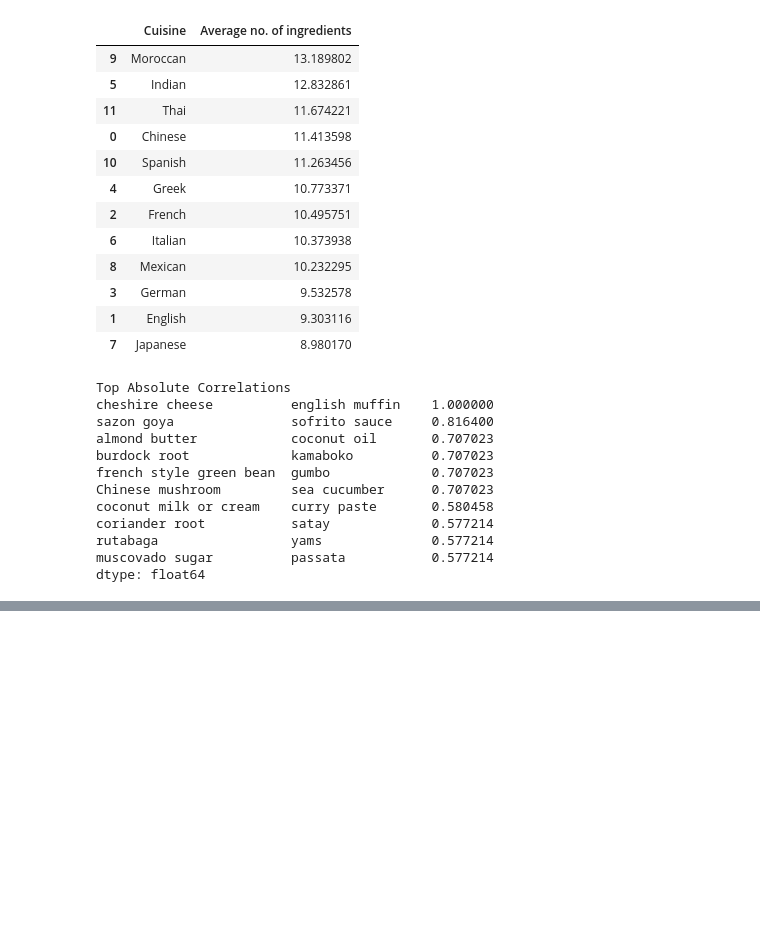
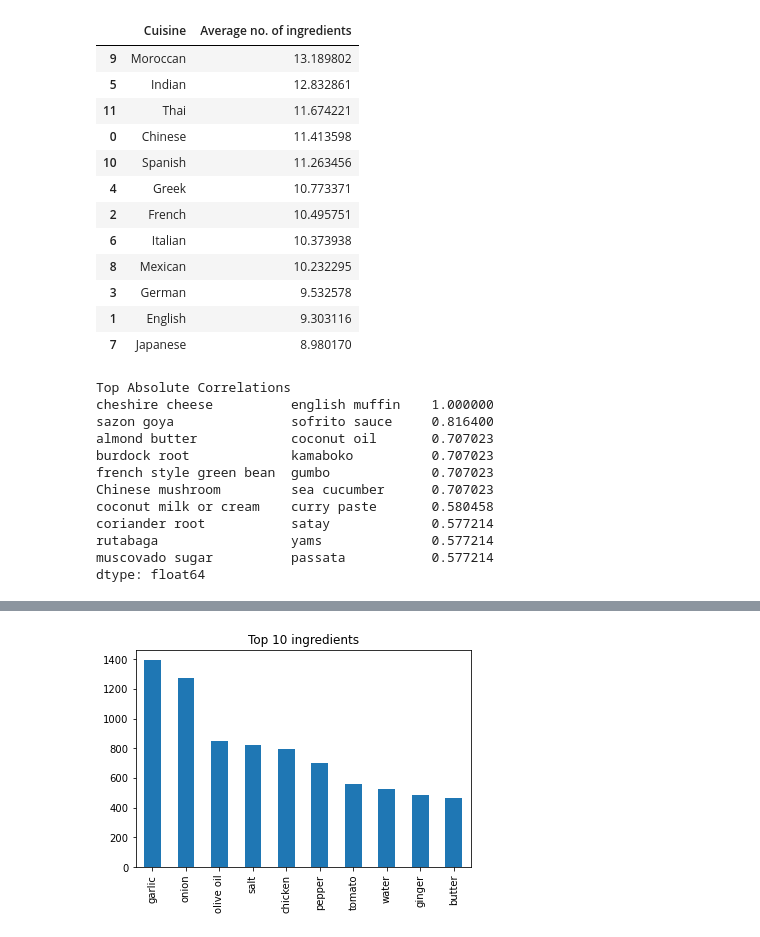
Before and after one commit to TedOiler/dme_gp, a Jupyter notebook: recipes/nathalie.ipynb, the cells around one changed output, grey strips where cells are left out. Drawn from its saved outputs; the diff is of its cells as text; code cells hidden in the pictures; blank space fills up the shorter version.

```diff
--- a/recipes/nathalie.ipynb
+++ b/recipes/nathalie.ipynb
@@ -7,6 +7,9 @@ import matplotlib.pyplot as plt
 import seaborn as sns
 from sklearn.model_selection import train_test_split
 from scipy.io import loadmat
+
+#--- for reproducability
+random_state = 0
 
 #--- load data
 ing_mat = loadmat('MATLAB/ingredients.mat')['ingredients']
@@ -22,8 +25,12 @@ for i in ing_mat[0]:
 #--- create data matrices
 dataset_X = pd.DataFrame(recipe_mat,columns=ing_headline) #predictors
 dataset_y = pd.DataFrame(labels_mat,columns=['label']) #labels
-X_train_full,X_test,y_train_full,y_test = train_test_split(dataset_X,dataset_y,test_size=0.2) #train test split
-X_train,X_val,y_train,y_val = train_test_split(X_train_full,y_train_full,test_size=0.25) #train val split
+X_train_full,X_test,y_train_full,y_test = train_test_split(dataset_X,dataset_y,
+                                                            test_size=0.2,
+                                                            random_state = random_state) #train test split
+X_train,X_val,y_train,y_val = train_test_split(X_train_full,y_train_full,
+                                                test_size=0.25,
+                                                random_state = random_state) #train val split
 X_train_len = len(X_train)
 
 #--- additionally have cuisines as list
@@ -219,0 +228,84 @@ The way we splitted the recipes gives us
+# %%
+#----- PLOTS -------
+
+#--- top 10 most used ingredients
+fig, ax = plt.subplots()
+# sum up occurences of each ingredient
+freq_ing = X_train.sum()
+# filter for the 10 most frequent
+most_freq_ing = freq_ing.nlargest(10)
+ax.set_title("Top 10 ingredients")
+most_freq_ing.plot.bar()
+
+#--- IMPORTANT, training set comes with original index
+#--- need to add new columns with indices from 0-2541
+#--- do this on a copy of y_train
+helper_y_train = y_train.copy(deep=True)
+helper_y_train.insert(1, "Position", np.arange(0, len(helper_y_train)), True)
+
+#--- top 3 ingredient per cuisine
+# could still change colors, like same color for same ingredients
+n_ing = 5
+
+fig, axes = plt.subplots(4,3, figsize=(15,12))
+n = 0
+for i in range(0,4,1):
+    for j in range(0,3,1):
+        # previously introduced copy of y_train was necessary for next line
+        idx = helper_y_train.Position[helper_y_train.label == n+1]
+        freq_ing_cuis = X_train.iloc[idx].sum()
+        most_freq_ing_cuis = freq_ing_cuis.nlargest(n_ing)
+        fig.tight_layout()
+        most_freq_ing_cuis.plot.bar(title = "Top {} ingredients for {} Cuisine".format(n_ing, cuisines[n]),
+                                    ax=axes[i,j])
+        n += 1
+
+#----- TABLES -------
+
+#--- number of ingredients that each cuisine makes use of (in total)
+used_ing = []
+for n in range(0, 12, 1):
+    idx = helper_y_train.Position[helper_y_train.label == n+1]
+    freq_ing_cuis = X_train.iloc[idx].sum()
+    used_idx = freq_ing_cuis.index[freq_ing_cuis != 0]
+    used_ing.append(len(used_idx))
+
+data_ing = pd.DataFrame(data = {"Cuisine": cuisines,
+                    "#Used ingredients": used_ing})
+
+display(data_ing.sort_values(by="#Used ingredients", ascending=False))
+
+#--- Average number of ingredients for each cuisine per recipe
+av_num_ing = []
+for i in range(0, 12, 1):
+    idx = helper_y_train.Position[helper_y_train.label == i+1]
+    # row-wise sum of ingredients
+    sum_ing = X_train.iloc[idx].sum(axis=1)
+    av_num_ing.append(sum_ing.mean())
+
+data_av_ing = pd.DataFrame(data = {"Cuisine": cuisines,
+                    "Average no. of ingredients": av_num_ing})
+
+display(data_av_ing.sort_values(by="Average no. of ingredients", ascending=False))
+
+
+#----- CORRELATIONS -------
+def get_redundant_pairs(df):
+    '''Get diagonal and lower triangular pairs of correlation matrix'''
+    pairs_to_drop = set()
+    cols = df.columns
+    for i in range(0, df.shape[1]):
+        for j in range(0, i+1):
+            pairs_to_drop.add((cols[i], cols[j]))
+    return pairs_to_drop
+
+
+def get_top_abs_correlations(df, n=10):
+    au_corr = df.corr().abs().unstack()
+    labels_to_drop = get_redundant_pairs(df)
+    au_corr = au_corr.drop(labels=labels_to_drop).sort_values(ascending=False)
+    return au_corr[0:n]
+
+print("Top Absolute Correlations")
+print(get_top_abs_correlations(X_train))
+# %% [output]
@@ -219,0 +350 @@ The way we splitted the recipes gives us
+[figure, added]
```
Also changed, not shown: parts of 26 cells of this notebook.
